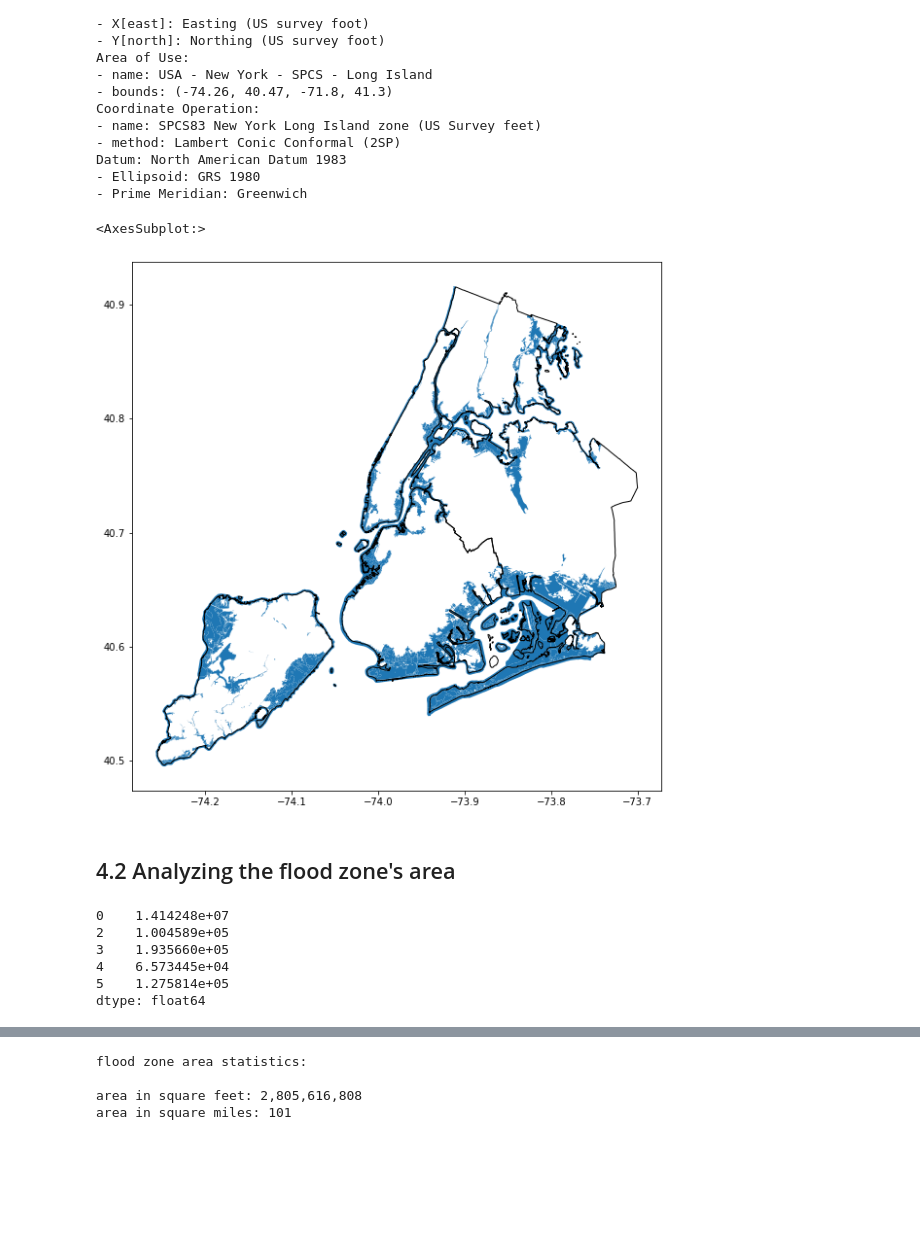
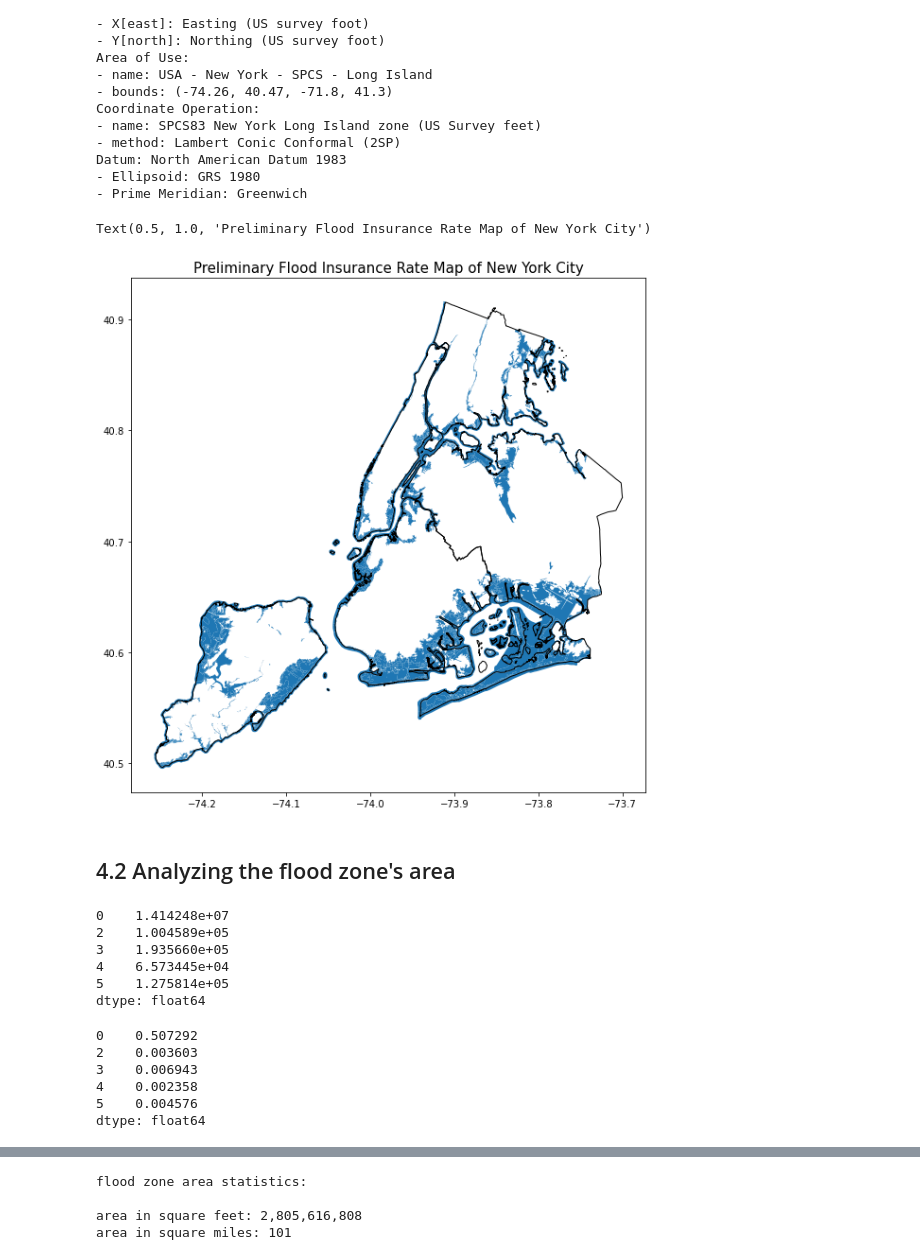
Before and after one commit to mebauer/nyc-floodzone-analysis, a Jupyter notebook: floodzone_pfirm_analysis.ipynb, the cells around one changed output, grey strips where cells are left out. Drawn from its saved outputs; the diff is of its cells as text; code cells hidden in the pictures; blank space fills up the shorter version.

```diff
--- a/floodzone_pfirm_analysis.ipynb
+++ b/floodzone_pfirm_analysis.ipynb
@@ -1129,23 +1142,38 @@ Datum: North American Datum 1983
 # %%
 fig, ax = plt.subplots(figsize=(10, 10))
 
 # plotting our map in WGS84
 pfirm_df.set_geometry('wgs84').plot(ax=ax)
 borough_gdf.to_crs(epsg=4326).plot(ax=ax,
                                    facecolor='none',
                                    edgecolor='black',
                                    zorder=1)
+
+plt.title('Preliminary Flood Insurance Rate Map of New York City', fontsize=15)
 # %% [output]
-<AxesSubplot:>
+Text(0.5, 1.0, 'Preliminary Flood Insurance Rate Map of New York City')
-[figure, old version]
+[figure, new version]
 # %% [markdown]
 ## 4.2 Analyzing the flood zone's area
-# %%
-pfirm_df.area.head()
-# %% [output]
-0    1.414248e+07
-2    1.004589e+05
-3    1.935660e+05
-4    6.573445e+04
-5    1.275814e+05
-dtype: float64
+# %%
+# previewing geometry's area in square ft.
+pfirm_df.area.head()
+# %% [output]
+0    1.414248e+07
+2    1.004589e+05
+3    1.935660e+05
+4    6.573445e+04
+5    1.275814e+05
+dtype: float64
+# %%
+# converting square feet to square miles
+sq_mi = pfirm_df.area / 5280**2
+
+sq_mi.head()
+# %% [output]
+0    0.507292
+2    0.003603
+3    0.006943
+4    0.002358
+5    0.004576
+dtype: float64
```
Also changed, not shown: parts of 20 cells of this notebook, 1 other file.
